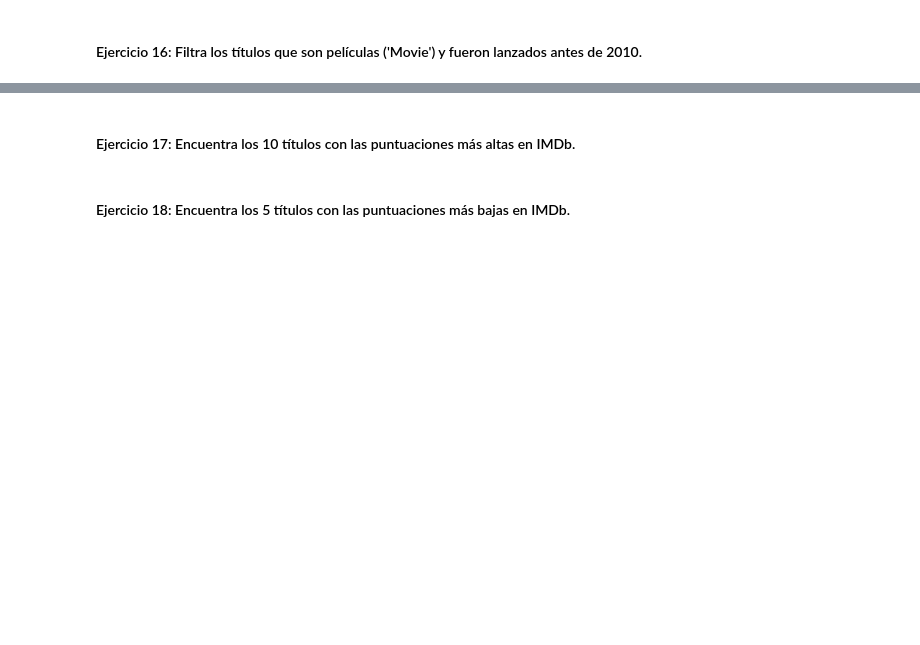
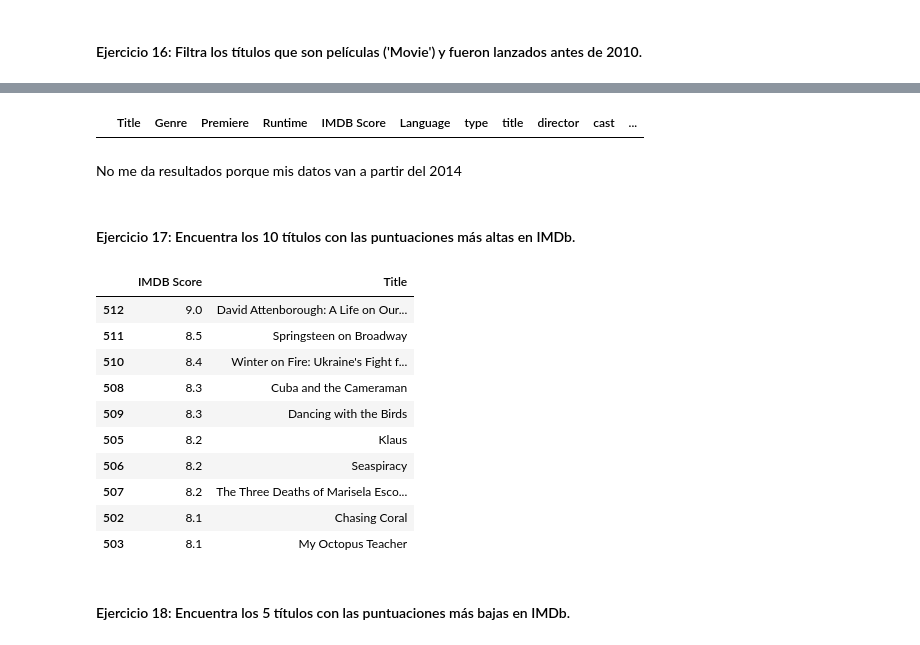
Before and after one commit to ngcarvajall/filtrado_groupby, a Jupyter notebook: laboratorio-modulo2-leccion03-filtrado.ipynb, the cells around one changed output, grey strips where cells are left out. Drawn from its saved outputs; the diff is of its cells as text; code cells hidden in the pictures; blank space fills up the shorter version.

```diff
--- a/laboratorio-modulo2-leccion03-filtrado.ipynb
+++ b/laboratorio-modulo2-leccion03-filtrado.ipynb
@@ -283,4 +338,26 @@ IndexingError: Too many indexers
+# %%
+movie = netflix_filtrado.query('type == "Movie" and release_year < 2010')
+movie
+# %% [output]
+|  | Title | Genre | Premiere | Runtime | IMDB Score | Language | type | title | director | cast | ... |
+# %% [markdown]
+No me da resultados porque mis datos van a partir del 2014
 # %% [markdown]
 #### Ejercicio 17: Encuentra los 10 títulos con las puntuaciones más altas en IMDb.
+# %%
+netflix_top5 = netflix_filtrado.nlargest(10, 'IMDB Score').filter(['IMDB Score', 'Title'])
+netflix_top5
+# %% [output]
+|  | IMDB Score | Title |
+| 512 | 9.0 | David Attenborough: A Life on Our... |
+| 511 | 8.5 | Springsteen on Broadway |
+| 510 | 8.4 | Winter on Fire: Ukraine's Fight f... |
+| 508 | 8.3 | Cuba and the Cameraman |
+| 509 | 8.3 | Dancing with the Birds |
+| 505 | 8.2 | Klaus |
+| 506 | 8.2 | Seaspiracy |
+| 507 | 8.2 | The Three Deaths of Marisela Esco... |
+| 502 | 8.1 | Chasing Coral |
+| 503 | 8.1 | My Octopus Teacher |
 # %% [markdown]
 #### Ejercicio 18: Encuentra los 5 títulos con las puntuaciones más bajas en IMDb.
```
Also changed, not shown: parts of 8 cells of this notebook.
